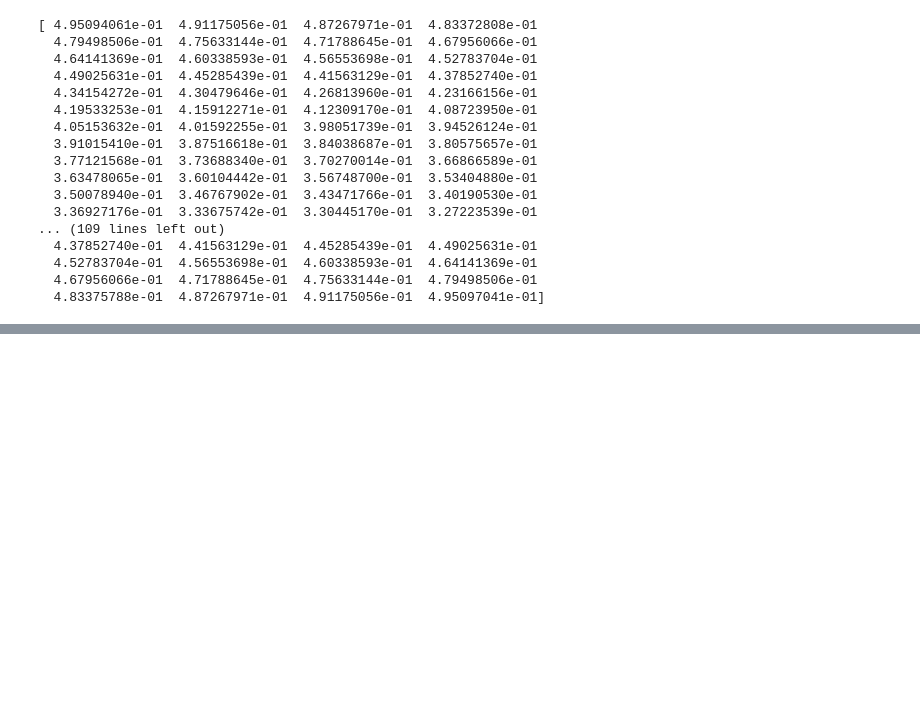
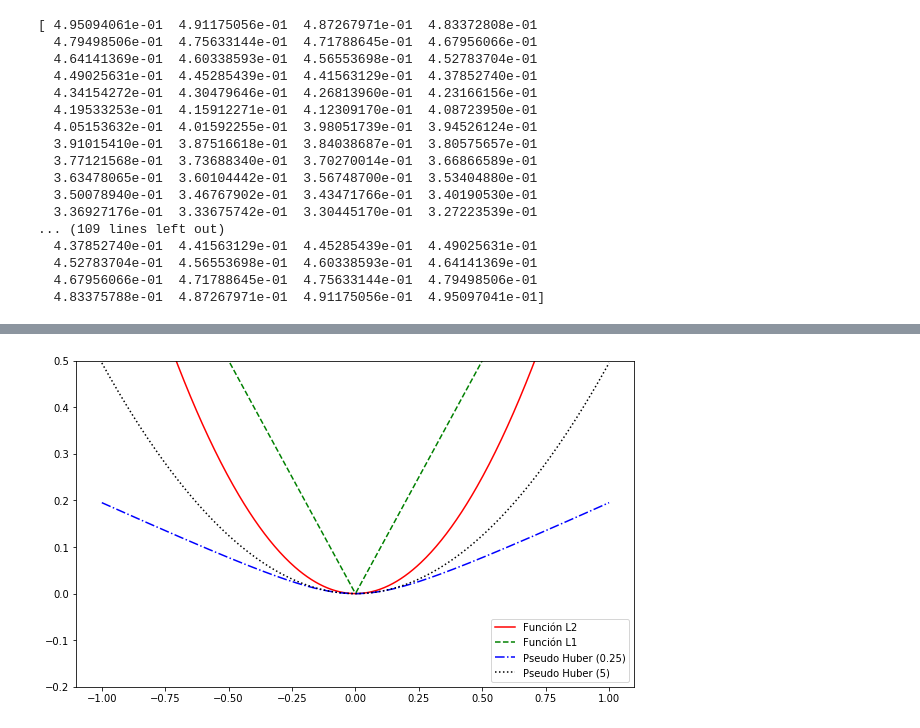
Before and after one commit to jorgeadev/tensorflow-for-ml-and-ai, a Jupyter notebook: scripts/tema03/04-loss-fuctions.ipynb, the cells around one changed output, grey strips where cells are left out. Cells and saved outputs as stored; diff of their text form; code cells hidden in the pictures; blank space fills up the shorter version.

```diff
--- a/scripts/tema03/04-loss-fuctions.ipynb
+++ b/scripts/tema03/04-loss-fuctions.ipynb
@@ -117,0 +182,5 @@ print(phuber2_y_out)
+# %%
+from tensorflow.nn import sigmoid_cross_entropy_with_logits
+xentr_sig_y_vals = tf.nn.sigmoid_cross_entropy_with_logits(logits = x_vals, labels = targets)
+xentr_sig_y_out = session.run(xentr_sig_y_vals)
+print(xentr_sig_y_out)
@@ -117,0 +205,6 @@ print(phuber2_y_out)
+# %%
+from tensorflow.nn import weighted_cross_entropy_with_logits
+pos_weight = tf.constant(0.5)
+xentr_sig_w_y_vals = tf.nn.weighted_cross_entropy_with_logits(logits = x_vals, labels = targets, pos_weight = pos_weight)
+xentr_sig_w_y_out = session.run(xentr_sig_w_y_vals)
+print(xentr_sig_w_y_out)
@@ -117,0 +232,6 @@ print(phuber2_y_out)
+# %%
+unscaled_logits = tf.constant([[1., -3., 10.]])
+target_dist = tf.constant([[0.1, 0.02, 0.88]])
+softmax_xentr = tf.nn.softmax_cross_entropy_with_logits_v2(logits = unscaled_logits, labels = target_dist)
+softmax_xentr_y_out = session.run(softmax_xentr)
+print(softmax_xentr_y_out)
@@ -117,0 +242,6 @@ print(phuber2_y_out)
+# %%
+unscaled_logits = tf.constant([[1., -3., 10.]])
+sparsed_target_dist = tf.constant([2])
+sparsed_softmax_xentr = tf.nn.sparse_softmax_cross_entropy_with_logits(logits = unscaled_logits, labels = sparsed_target_dist)
+sparsed_softmax_xentr_y_out = session.run(sparsed_softmax_xentr)
+print(sparsed_softmax_xentr_y_out)
@@ -117,0 +253,13 @@ print(phuber2_y_out)
+# %%
+x_vals = tf.linspace(-1., 1., 500)
+x_array = session.run(x_vals)
+plt.figure(figsize = (10, 6))
+plt.plot(x_array, l2_y_out, 'r-', label = "Función L2")
+plt.plot(x_array, l1_y_out, "g--", label = "Función L1")
+plt.plot(x_array, phuber1_y_out, "b-.", label = "Pseudo Huber (0.25)")
+plt.plot(x_array, phuber2_y_out, "k:", label = "Pseudo Huber (5)")
+plt.ylim(-0.2, 0.5)
+plt.legend(loc = "lower right", prop = {"size": 10})
+plt.show()
+# %% [output]
+[figure, added]
```
Also changed, not shown: parts of 17 cells of this notebook.
